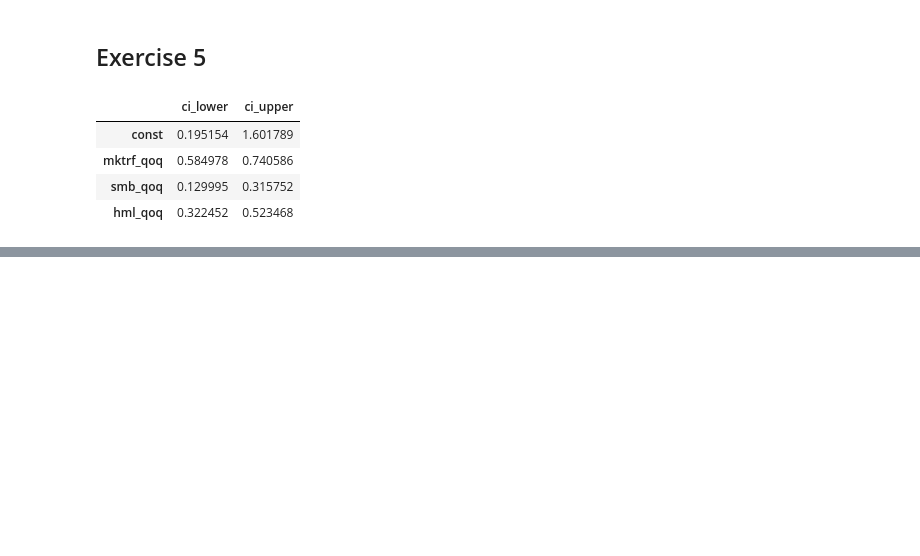
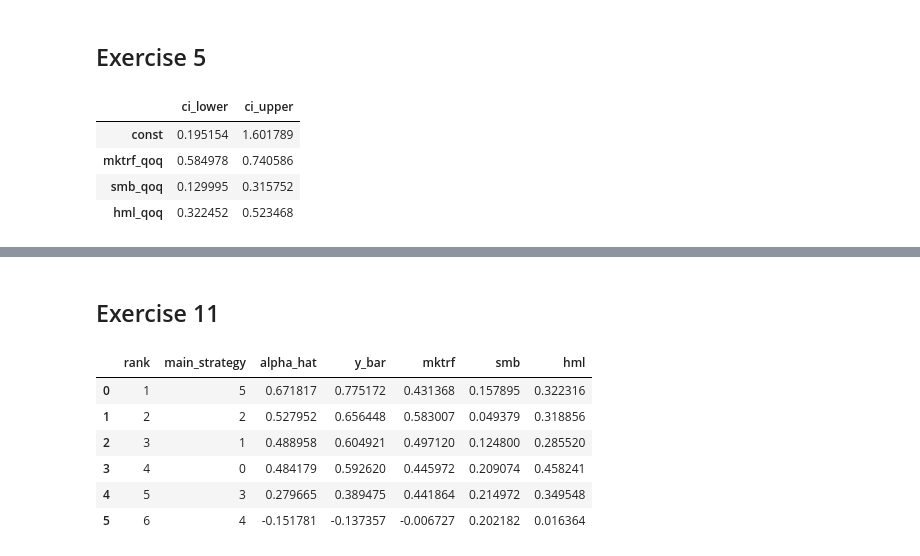
Before and after one commit to cyrilgabriele/FinancialEconometrics, a Jupyter notebook: homeworks/homework05/homework05.ipynb, the cells around one changed output, grey strips where cells are left out. Cells and saved outputs as stored; diff of their text form; code cells hidden in the pictures; blank space fills up the shorter version.

```diff
--- a/homeworks/homework05/homework05.ipynb
+++ b/homeworks/homework05/homework05.ipynb
@@ -135,0 +249,13 @@ ex5_results["confidence_intervals"]
+# %% [markdown]
+## Exercise 11
+# %%
+ex11_results = exercise_11_recover_strategy_alphas(df_panel)
+ex11_results["summary_table"]
+# %% [output]
+|  | rank | main_strategy | alpha_hat | y_bar | mktrf | smb | hml |
+| 0 | 1 | 5 | 0.671817 | 0.775172 | 0.431368 | 0.157895 | 0.322316 |
+| 1 | 2 | 2 | 0.527952 | 0.656448 | 0.583007 | 0.049379 | 0.318856 |
+| 2 | 3 | 1 | 0.488958 | 0.604921 | 0.497120 | 0.124800 | 0.285520 |
+| 3 | 4 | 0 | 0.484179 | 0.592620 | 0.445972 | 0.209074 | 0.458241 |
+| 4 | 5 | 3 | 0.279665 | 0.389475 | 0.441864 | 0.214972 | 0.349548 |
+| 5 | 6 | 4 | -0.151781 | -0.137357 | -0.006727 | 0.202182 | 0.016364 |
```
Also changed, not shown: parts of 18 cells of this notebook, 1 other file.
